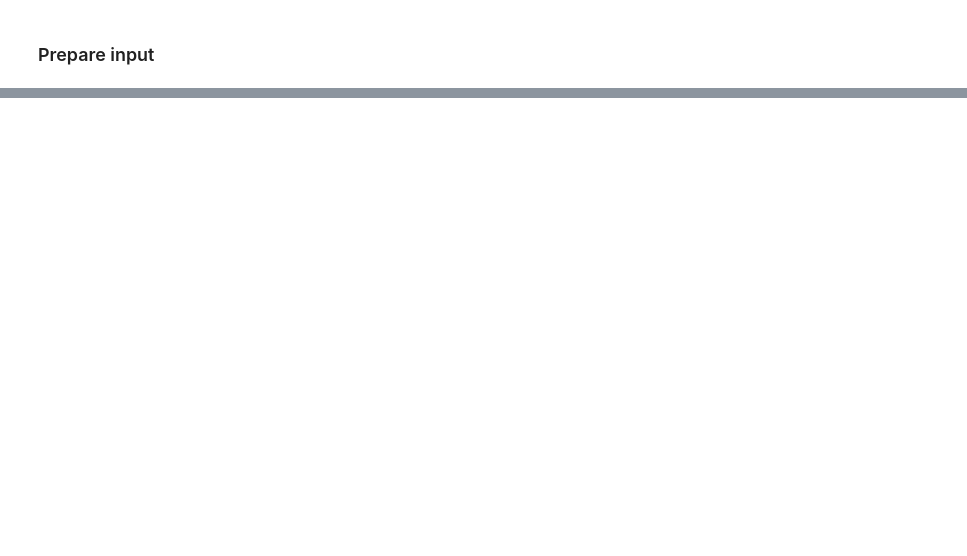
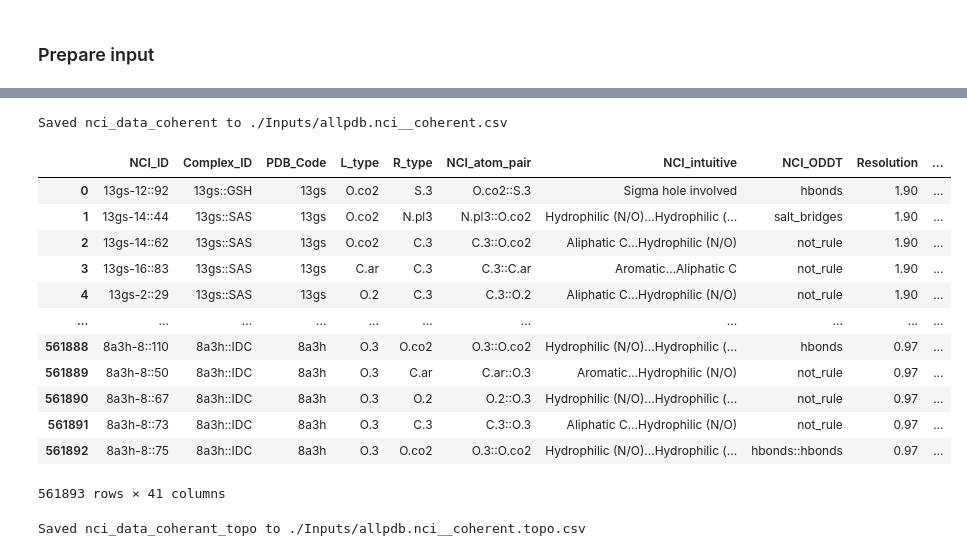
Before and after one commit to liuhaibinrobin/dockpublic, a Jupyter notebook: nciyes/sx.nciyes.process.ipynb, the cells around one changed output, grey strips where cells are left out. Drawn from its saved outputs; the diff is of its cells as text; code cells hidden in the pictures; blank space fills up the shorter version.

```diff
--- a/nciyes/sx.nciyes.process.ipynb
+++ b/nciyes/sx.nciyes.process.ipynb
@@ -277,0 +286,3 @@ v2020-other-PL/6fzp/6fzp_pocket.pdb
+# %%
+pdb_df = pd.read_csv(pdb_df_save_fpath)
+ligand_df = pd.read_csv(ligand_df_save_fpath)
@@ -277,0 +311,4 @@ v2020-other-PL/6fzp/6fzp_pocket.pdb
+# %%
+ligand_incoherent_df = ligand_df[(ligand_df["ligand_name"]!=ligand_df["ligand_name_in_aff"])|(ligand_df["ligand_name"]!=ligand_df["ligand_name_in_nci"])]
+ligand_incoherent_df.to_csv(f"{save_path}dropped_2 - ligand_df - ligand_name incoherent.csv")
+print(f"Saved {r}ligand_incoherent_df{suf} to {b}{save_path}dropped_2 - ligand_df - ligand_name incoherent.csv{suf}")
@@ -277,0 +333,30 @@ v2020-other-PL/6fzp/6fzp_pocket.pdb
+# %%
+nci_data_coherent = nci_data[~nci_data.PDB_Code.isin(ligand_incoherent_df.pdb_code.unique())]
+nci_data_coherent = nci_data_coherent.reset_index()
+del nci_data_coherent["index"]
+nci_data_coherent.to_csv(nci_coherent_save_fpath)
+print(f"Saved {r}nci_data_coherent{suf} to {b}{nci_coherent_save_fpath}{suf}")
+# %% [output]
+Saved nci_data_coherent to ./Inputs/allpdb.nci__coherent.csv
+# %%
+nci_data_coherent
+# %% [output]
+|  | NCI_ID | Complex_ID | PDB_Code | L_type | R_type | NCI_atom_pair | NCI_intuitive | NCI_ODDT | Resolution | ... |
+| 0 | 13gs-12::92 | 13gs::GSH | 13gs | O.co2 | S.3 | O.co2::S.3 | Sigma hole involved | hbonds | 1.90 | ... |
+| 1 | 13gs-14::44 | 13gs::SAS | 13gs | O.co2 | N.pl3 | N.pl3::O.co2 | Hydrophilic (N/O)...Hydrophilic (... | salt_bridges | 1.90 | ... |
+| 2 | 13gs-14::62 | 13gs::SAS | 13gs | O.co2 | C.3 | C.3::O.co2 | Aliphatic C…Hydrophilic (N/O) | not_rule | 1.90 | ... |
+| 3 | 13gs-16::83 | 13gs::SAS | 13gs | C.ar | C.3 | C.3::C.ar | Aromatic…Aliphatic C | not_rule | 1.90 | ... |
+| 4 | 13gs-2::29 | 13gs::SAS | 13gs | O.2 | C.3 | C.3::O.2 | Aliphatic C…Hydrophilic (N/O) | not_rule | 1.90 | ... |
+| ... | ... | ... | ... | ... | ... | ... | ... | ... | ... | ... |
+| 561888 | 8a3h-8::110 | 8a3h::IDC | 8a3h | O.3 | O.co2 | O.3::O.co2 | Hydrophilic (N/O)...Hydrophilic (... | hbonds | 0.97 | ... |
+| 561889 | 8a3h-8::50 | 8a3h::IDC | 8a3h | O.3 | C.ar | C.ar::O.3 | Aromatic…Hydrophilic (N/O) | not_rule | 0.97 | ... |
+| 561890 | 8a3h-8::67 | 8a3h::IDC | 8a3h | O.3 | O.2 | O.2::O.3 | Hydrophilic (N/O)...Hydrophilic (... | not_rule | 0.97 | ... |
+| 561891 | 8a3h-8::73 | 8a3h::IDC | 8a3h | O.3 | C.3 | C.3::O.3 | Aliphatic C…Hydrophilic (N/O) | not_rule | 0.97 | ... |
+| 561892 | 8a3h-8::75 | 8a3h::IDC | 8a3h | O.3 | O.co2 | O.3::O.co2 | Hydrophilic (N/O)...Hydrophilic (... | hbonds::hbonds | 0.97 | ... |
+561893 rows × 41 columns
+# %%
+nci_data_coherant_topo = nci_data_coherent[nci_data_coherent["CP_type"]=="(3::-1)"]
+nci_data_coherant_topo.to_csv(nci_coherent_topo_save_fpath)
+print(f"Saved {r}nci_data_coherant_topo{suf} to {b}{nci_coherent_topo_save_fpath}{suf}")
+# %% [output]
+Saved nci_data_coherant_topo to ./Inputs/allpdb.nci__coherent.topo.csv
```
Also changed, not shown: parts of 34 cells of this notebook.
